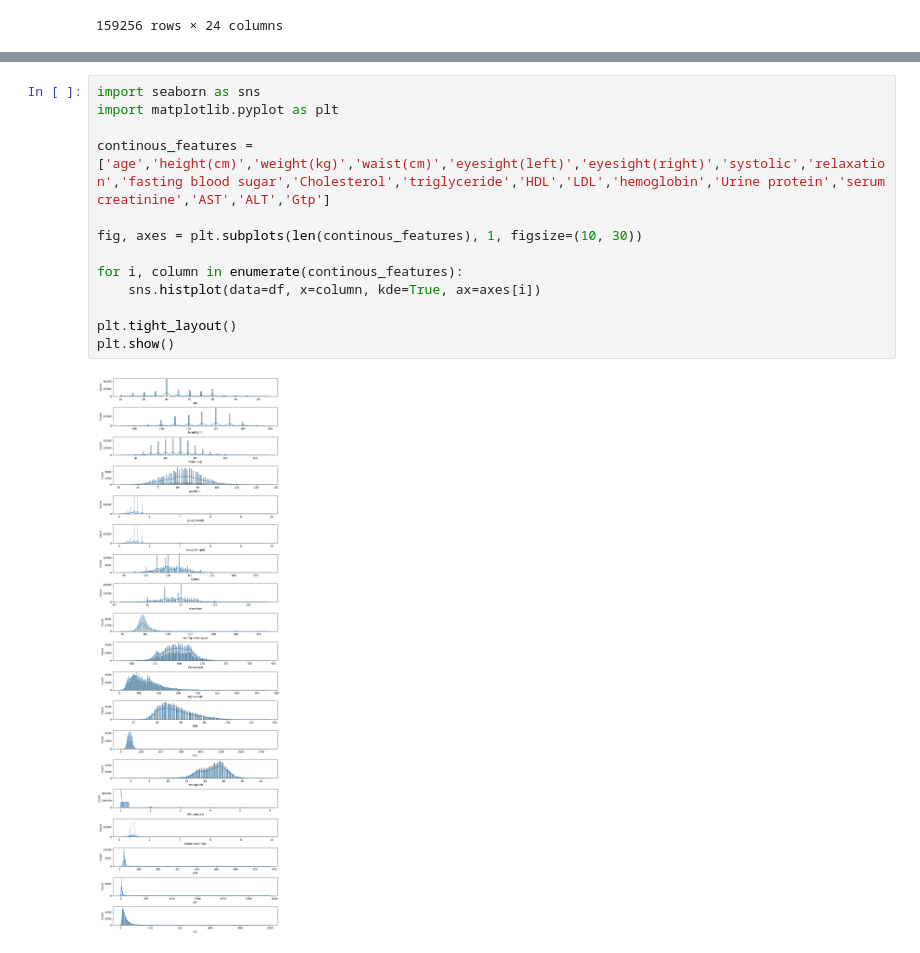
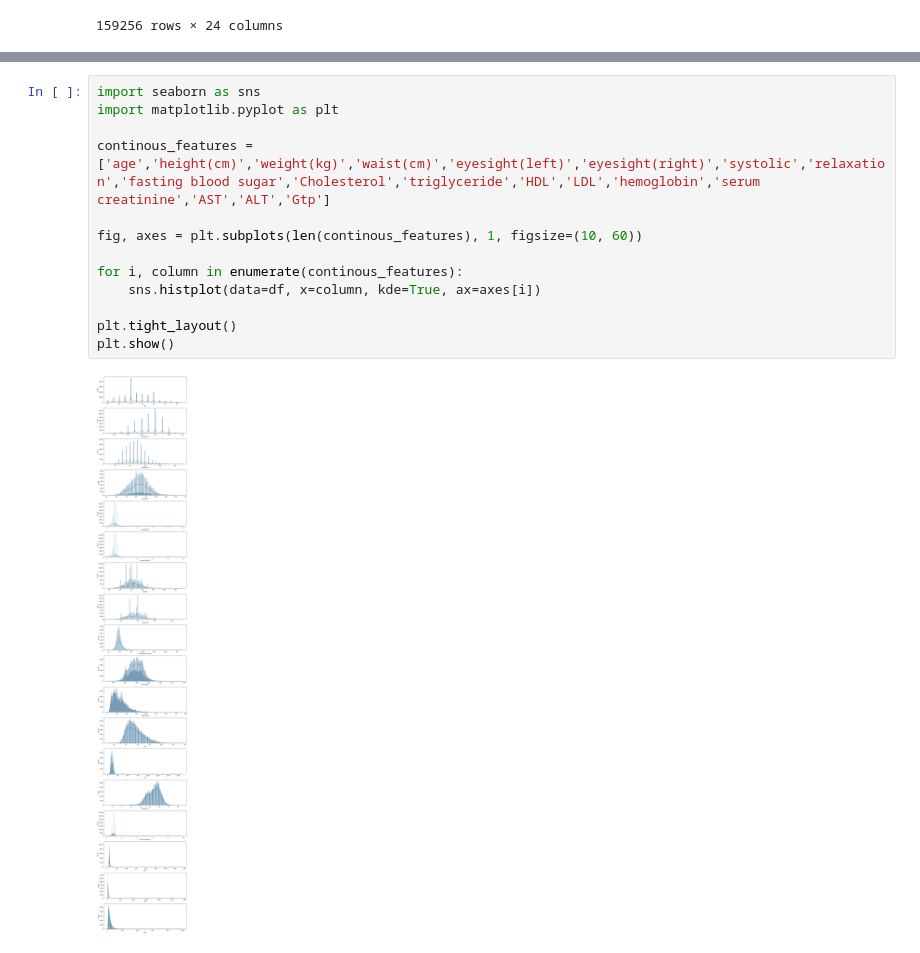
Before and after one commit to Tahker-w-tadmeer/intro_to_ml, a Jupyter notebook: ass3/data_analyist.ipynb, the cells around one changed output, grey strips where cells are left out. Drawn from its saved outputs; the diff is of its cells as text.

Commit message:
make univariant and some charts for bivariant

```diff
--- a/ass3/data_analyist.ipynb
+++ b/ass3/data_analyist.ipynb
@@ -56,17 +56,17 @@ df[['age','height(cm)','weight(kg)','waist(cm)','eyesight(left)','eyesight(right
 # %%
 import seaborn as sns
 import matplotlib.pyplot as plt
 
-continous_features = ['age','height(cm)','weight(kg)','waist(cm)','eyesight(left)','eyesight(right)','systolic','relaxation','fasting blood sugar','Cholesterol','triglyceride','HDL','LDL','hemoglobin','Urine protein','serum creatinine','AST','ALT','Gtp']
+continous_features = ['age','height(cm)','weight(kg)','waist(cm)','eyesight(left)','eyesight(right)','systolic','relaxation','fasting blood sugar','Cholesterol','triglyceride','HDL','LDL','hemoglobin','serum creatinine','AST','ALT','Gtp']
 
-fig, axes = plt.subplots(len(continous_features), 1, figsize=(10, 30))
+fig, axes = plt.subplots(len(continous_features), 1, figsize=(10, 60))
 
 for i, column in enumerate(continous_features):
     sns.histplot(data=df, x=column, kde=True, ax=axes[i])
 
 plt.tight_layout()
 plt.show()
 # %% [output]
-[figure, old version]
+[figure, new version]
 # %%
 #plot data for categorical features
```
Also changed, not shown: parts of 5 cells of this notebook, 3 other files.
